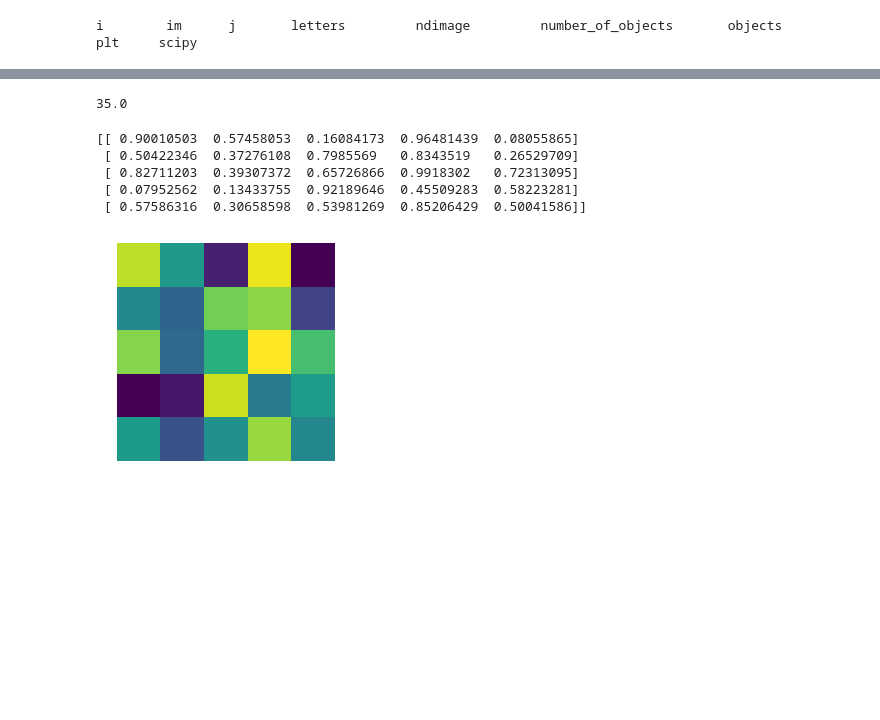
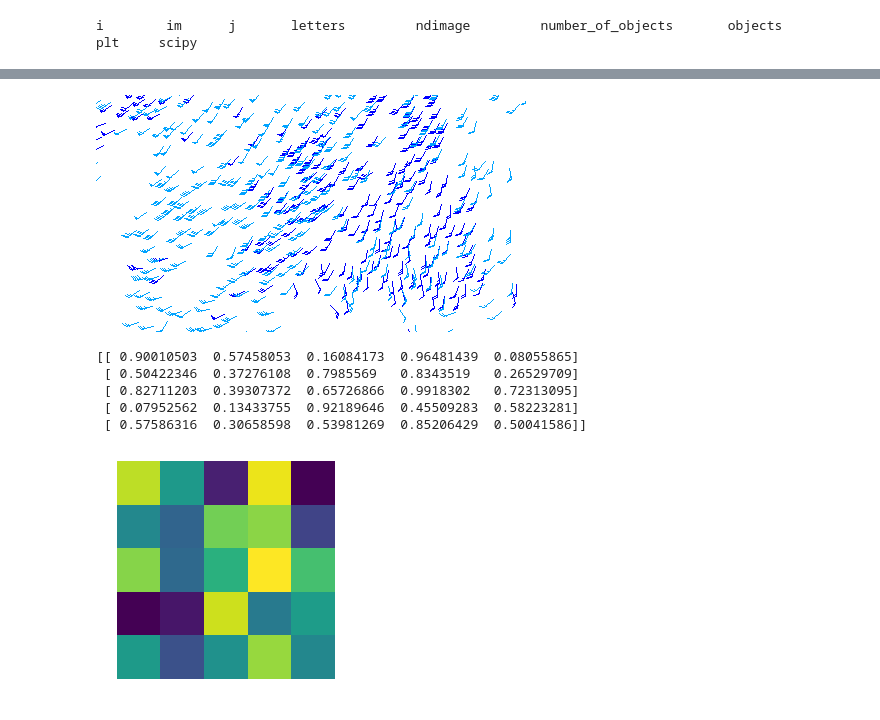
Before and after one commit to jonasagx/nephos, a Jupyter notebook: notebooks/buffer.ipynb, the cells around one changed output, grey strips where cells are left out. Drawn from its saved outputs; the diff is of its cells as text; code cells hidden in the pictures; blank space fills up the shorter version.

```diff
--- a/notebooks/buffer.ipynb
+++ b/notebooks/buffer.ipynb
@@ -15,10 +23,12 @@ run ../src/makeWindsMap.py
+# %%
+gif = Image.open('../t.gif')
+# %%
+gif
+# %% [output]
+[figure, added]
 # %%
 negri = results['negri']
 orb = results['orb']
-# %%
-orb[0][0][0]
-# %% [output]
-35.0
 # %%
 data = np.random.random((5,5))
 print(data)
```
Also changed, not shown: parts of 25 cells of this notebook.
